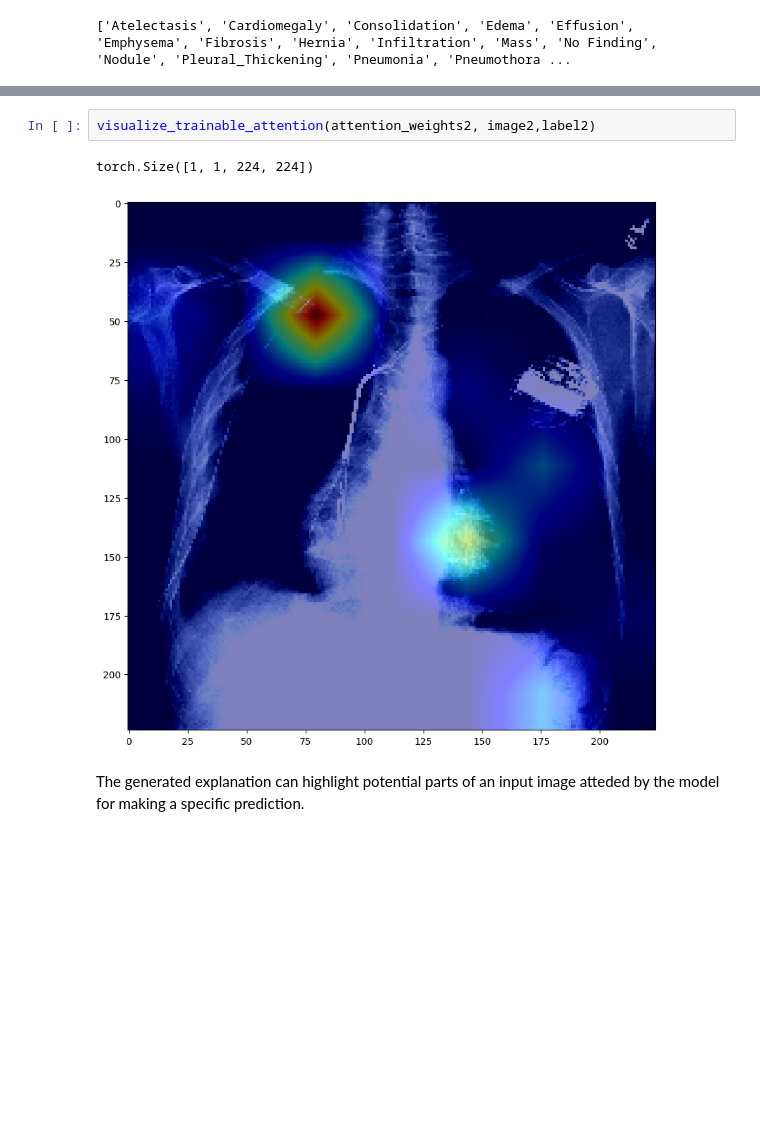
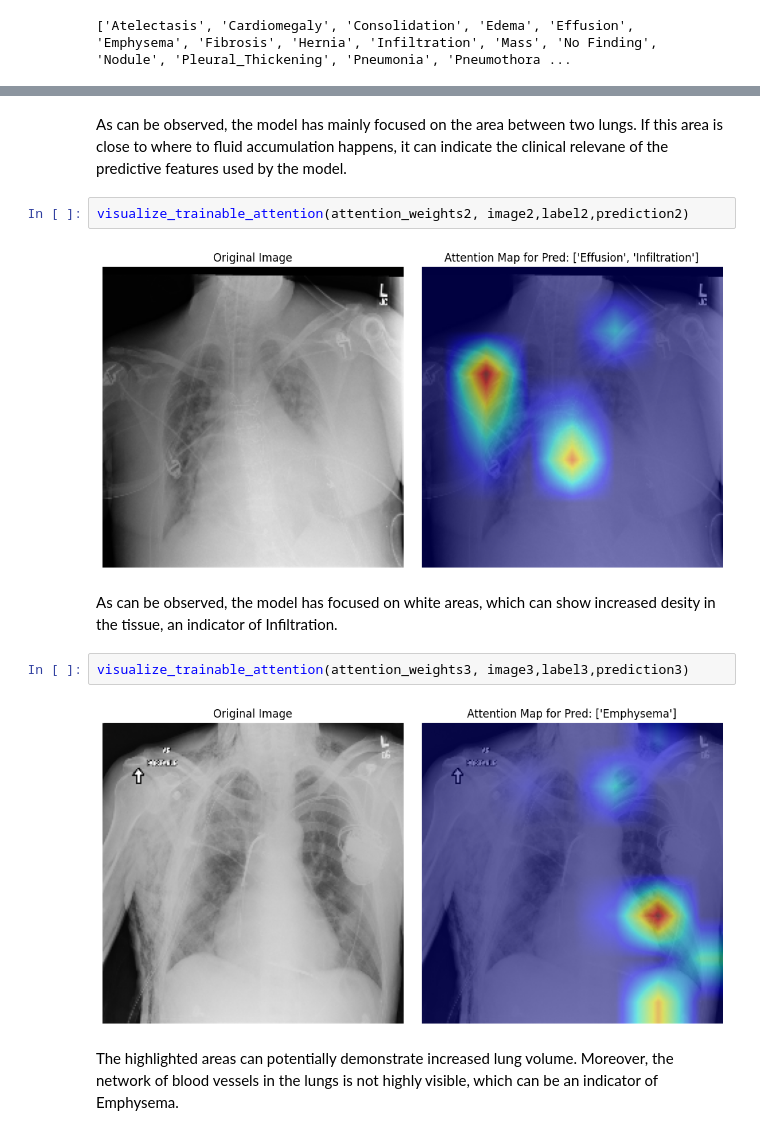
Before and after one commit to VectorInstitute/interpretability, a Jupyter notebook: reference_implementations/Intepretable-models/Imaging/self_attention/Self_attention.ipynb, the cells around one changed output, grey strips where cells are left out. Cells and saved outputs as stored; diff of their text form; blank space fills up the shorter version.

```diff
--- a/reference_implementations/Intepretable-models/Imaging/self_attention/Self_attention.ipynb
+++ b/reference_implementations/Intepretable-models/Imaging/self_attention/Self_attention.ipynb
@@ -307,7 +332,14 @@ torch.Size([1, 1, 224, 224])
+# %% [markdown]
+As can be observed, the model has mainly focused on the area between two lungs. If this area is close to where to fluid accumulation happens, it can indicate the clinical relevane of the predictive features used by the model.
 # %%
-visualize_trainable_attention(attention_weights2, image2,label2)
+visualize_trainable_attention(attention_weights2, image2,label2,prediction2)
 # %% [output]
-torch.Size([1, 1, 224, 224])
-[figure, old version]
+[figure, new version]
-# %% [markdown]
-The generated explanation can highlight potential parts of an input image atteded by the model for making a specific prediction.
+# %% [markdown]
+As can be observed, the model has focused on white areas, which can show increased desity in the tissue, an indicator of Infiltration.
+# %%
+visualize_trainable_attention(attention_weights3, image3,label3,prediction3)
+# %% [output]
+[figure, added]
+# %% [markdown]
+The highlighted areas can potentially demonstrate increased lung volume. Moreover, the network of blood vessels in the lungs is not highly visible, which can be an indicator of Emphysema.
```
Also changed, not shown: parts of 14 cells of this notebook, 1 other file.
